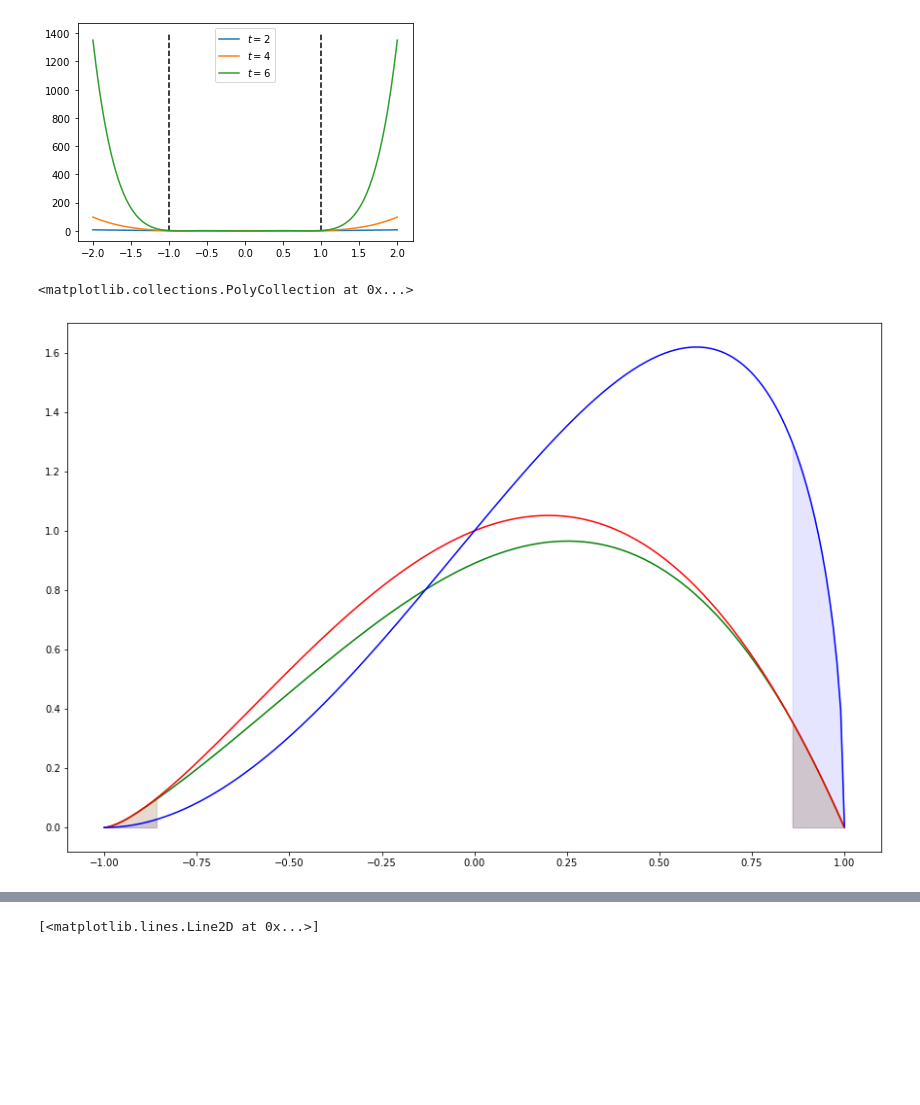
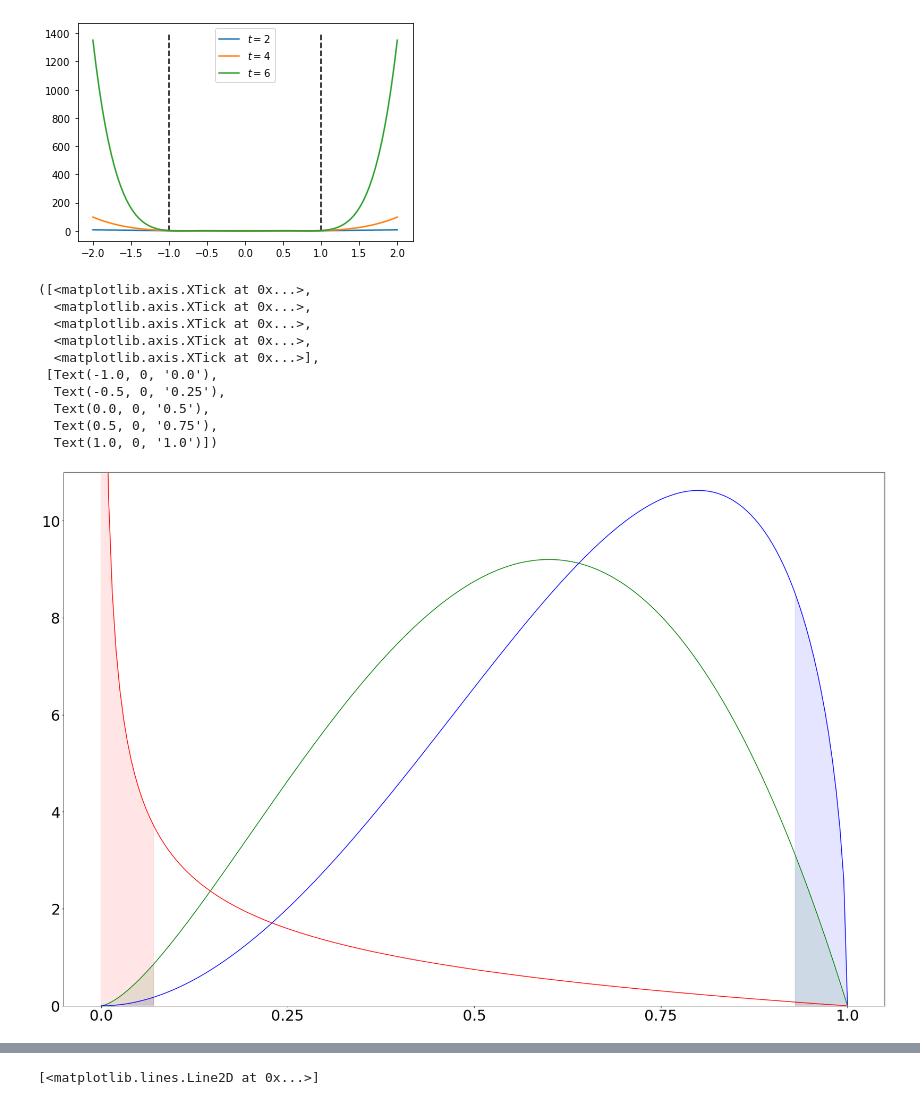
Before and after one commit to leonardocunha2107/Average-Case, a Jupyter notebook: random_figs.ipynb, the cells around one changed output, grey strips where cells are left out. Cells and saved outputs as stored; diff of their text form; code cells hidden in the pictures; blank space fills up the shorter version.

```diff
--- a/random_figs.ipynb
+++ b/random_figs.ipynb
@@ -46,39 +53,49 @@ plt.legend()
 <matplotlib.legend.Legend at 0x...>
 [figure]
 # %%
+from scipy.special import beta as fbeta
+matplotlib.rcParams.update({'font.size': 30})
 
 eps=1e-6
 area_idx=10 ##actually interpolate index
 true_area_idx=15
 t=np.linspace(-1+eps,1-eps,200,endpoint=True)
-y1=((1-t)**0.5)*((1+t)**(2))
-y2=((1-t)**1.0)*((1+t)**(1.5))
+y1=((1-t)**0.5)*((1+t)**(2))/fbeta(3,1.5)
+y2=((1-t)**1.0)*((1+t)**(-0.5))/fbeta(0.5,2)
 
 t2=np.concatenate((t[:area_idx],t[-area_idx:]))
 
-y3=((1-t2)**1.0)*((1+t2)**(1.5))
-#f=interp1d(t2,y3)
-f=CubicSpline(t2,y3)
-y3=f(t)
-#y3=barycentric_interpolate(t2,y3,t)
+y3=((1-t)**1.0)*((1+t)**(1.5))/fbeta(2.5,2)
 
-plt.figure(figsize=(15,10))
+
+plt.figure(figsize=(30,20))
 c1,c2,c3='b','r','g'
 plt.plot(t,y3,c=c3)
 plt.plot(t,y2,c=c2)
 plt.plot(t,y1,c=c1)
 alpha=0.1
 plt.fill_between(t[:true_area_idx],y1[:true_area_idx],color=c1,alpha=alpha)
 plt.fill_between(t[-true_area_idx:],y1[-true_area_idx:],color=c1,alpha=alpha)
 
 plt.fill_between(t[:true_area_idx],y2[:true_area_idx],color=c2,alpha=alpha)
 plt.fill_between(t[-true_area_idx:],y2[-true_area_idx:],color=c2,alpha=alpha)
 
 plt.fill_between(t[:true_area_idx],y3[:true_area_idx],color=c3,alpha=alpha)
 plt.fill_between(t[-true_area_idx:],y3[-true_area_idx:],color=c3,alpha=alpha)
+plt.ylim(0,11)
+plt.xticks(np.linspace(-1,1,5),[str(t) for t in np.linspace(0,1,5)])
 # %% [output]
-<matplotlib.collections.PolyCollection at 0x...>
+([<matplotlib.axis.XTick at 0x...>,
+  <matplotlib.axis.XTick at 0x...>,
+  <matplotlib.axis.XTick at 0x...>,
+  <matplotlib.axis.XTick at 0x...>,
+  <matplotlib.axis.XTick at 0x...>],
+ [Text(-1.0, 0, '0.0'),
+  Text(-0.5, 0, '0.25'),
+  Text(0.0, 0, '0.5'),
+  Text(0.5, 0, '0.75'),
+  Text(1.0, 0, '1.0')])
-[figure, old version]
+[figure, new version]
 # %%
 def rates(xi,tau,alpha,beta):
     if alpha<tau+1/2 and beta<xi+1/2:
```
Also changed, not shown: parts of 8 cells of this notebook, 22 other files.
